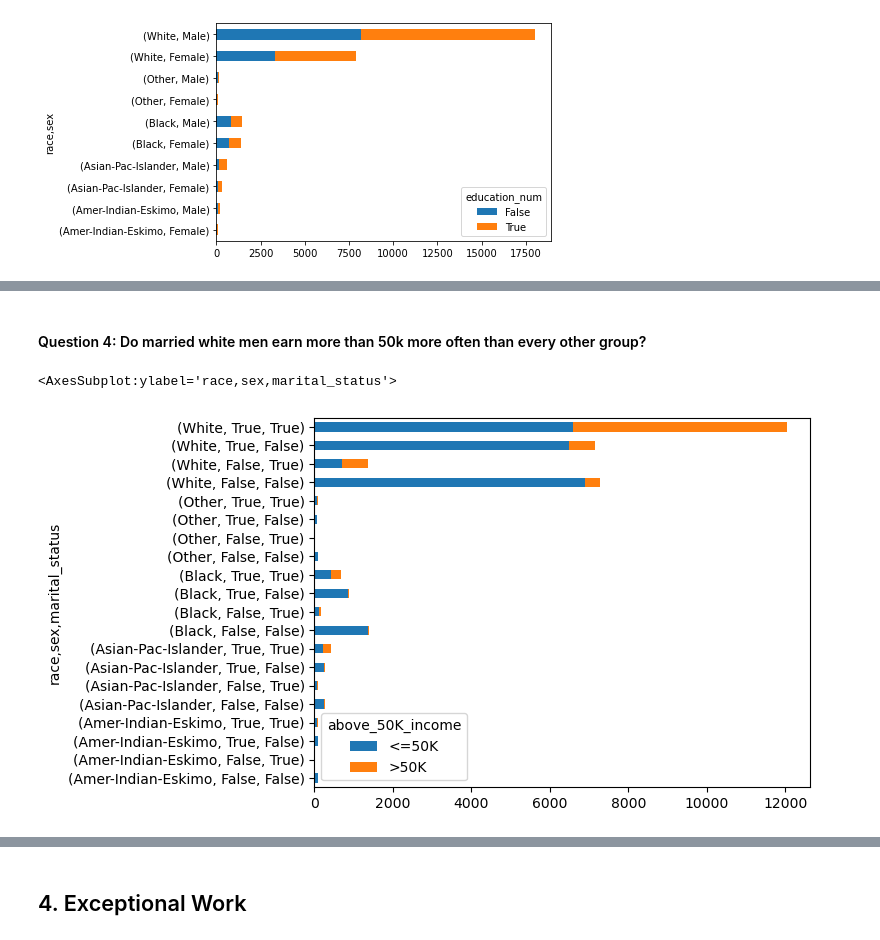
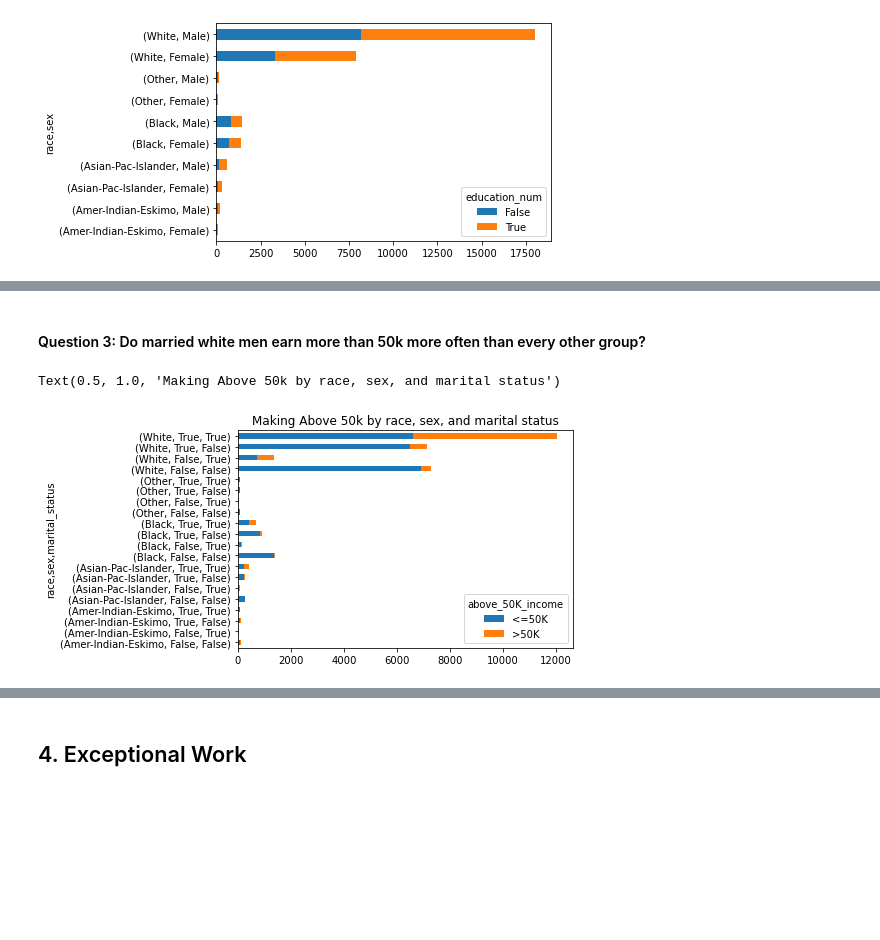
Before and after one commit to mariaherediaa/CS5324-Labs, a Jupyter notebook: Lab1/Lab 1.ipynb, the cells around one changed output, grey strips where cells are left out. Cells and saved outputs as stored; diff of their text form; code cells hidden in the pictures; blank space fills up the shorter version.

```diff
--- a/Lab1/Lab 1.ipynb
+++ b/Lab1/Lab 1.ipynb
@@ -374,10 +361,11 @@ Of individuals with at least a high school education, it seems that the group of
 # %% [markdown]
-#### Question 4: Do married white men earn more than 50k more often than every other group?
+#### Question 3: Do married white men earn more than 50k more often than every other group?
 # %%
 df = pd.read_csv('adultdata.csv', names=columns, index_col=False, sep=', ', engine='python')
 
 pd.crosstab([df['race'], (df['sex'] == 'Male'), (df['marital_status'] == 'Married-civ-spouse')], df['above_50K_income']).plot(kind='barh', stacked=True)
+plt.title('Making Above 50k by race, sex, and marital status')
 # %% [output]
-<AxesSubplot:ylabel='race,sex,marital_status'>
+Text(0.5, 1.0, 'Making Above 50k by race, sex, and marital status')
-[figure, old version]
+[figure, new version]
 # %% [markdown]
```
Also changed, not shown: parts of 35 cells of this notebook.
